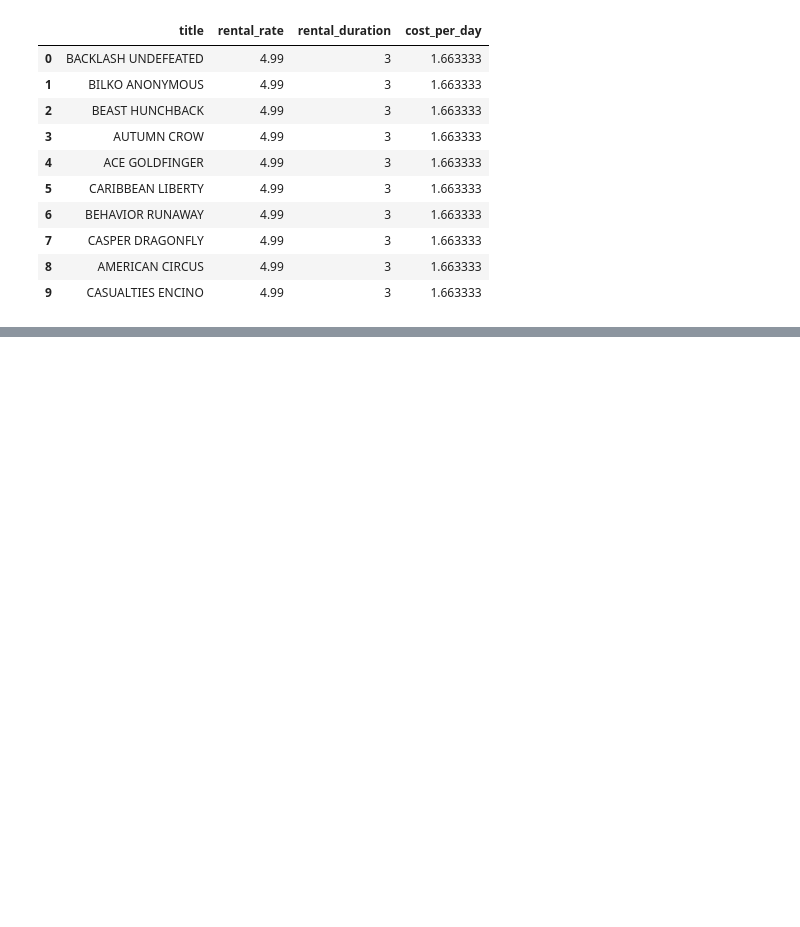
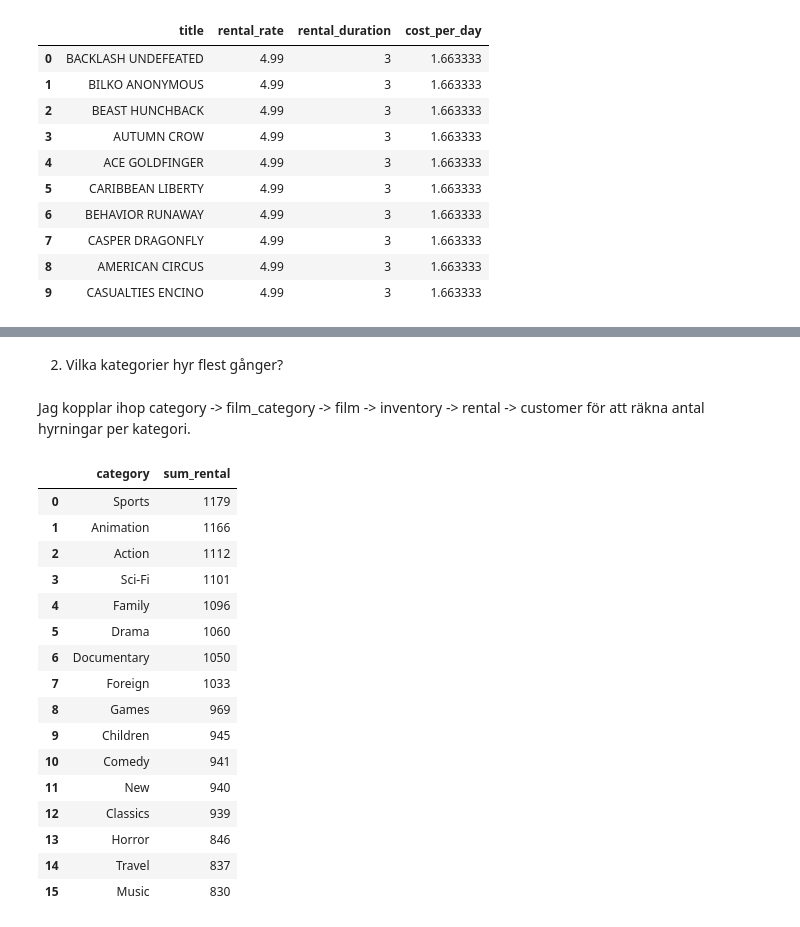
Before and after one commit to luckepucke6/sakila_lab_lucas_lindh, a Jupyter notebook: notebooks/eda_sakila.ipynb, the cells around one changed output, grey strips where cells are left out. Cells and saved outputs as stored; diff of their text form; code cells hidden in the pictures; blank space fills up the shorter version.

```diff
--- a/notebooks/eda_sakila.ipynb
+++ b/notebooks/eda_sakila.ipynb
@@ -276,0 +309,36 @@ LIMIT 10;
+# %% [markdown]
+2. Vilka kategorier hyr flest gånger?
+# %% [markdown]
+Jag kopplar ihop category -> film_category -> film -> inventory -> rental -> customer för att räkna antal hyrningar per kategori.
+# %%
+con.sql("""--sql
+SELECT
+    c.name AS category,
+    COUNT(r.rental_id) AS sum_rental
+FROM
+    category c
+JOIN film_category fc ON fc.category_id = c.category_id
+JOIN film f ON f.film_id = fc.film_id
+JOIN inventory i ON i.film_id = f.film_id
+JOIN rental r ON i.inventory_id = r.inventory_id
+JOIN customer cu ON cu.customer_id = r.customer_id
+GROUP BY c.category_id, c.name
+ORDER BY sum_rental DESC;""").df()
+# %% [output]
+|  | category | sum_rental |
+| 0 | Sports | 1179 |
+| 1 | Animation | 1166 |
+| 2 | Action | 1112 |
+| 3 | Sci-Fi | 1101 |
+| 4 | Family | 1096 |
+| 5 | Drama | 1060 |
+| 6 | Documentary | 1050 |
+| 7 | Foreign | 1033 |
+| 8 | Games | 969 |
+| 9 | Children | 945 |
+| 10 | Comedy | 941 |
+| 11 | New | 940 |
+| 12 | Classics | 939 |
+| 13 | Horror | 846 |
+| 14 | Travel | 837 |
+| 15 | Music | 830 |
```
Also changed, not shown: parts of 6 cells of this notebook, 1 other file.
